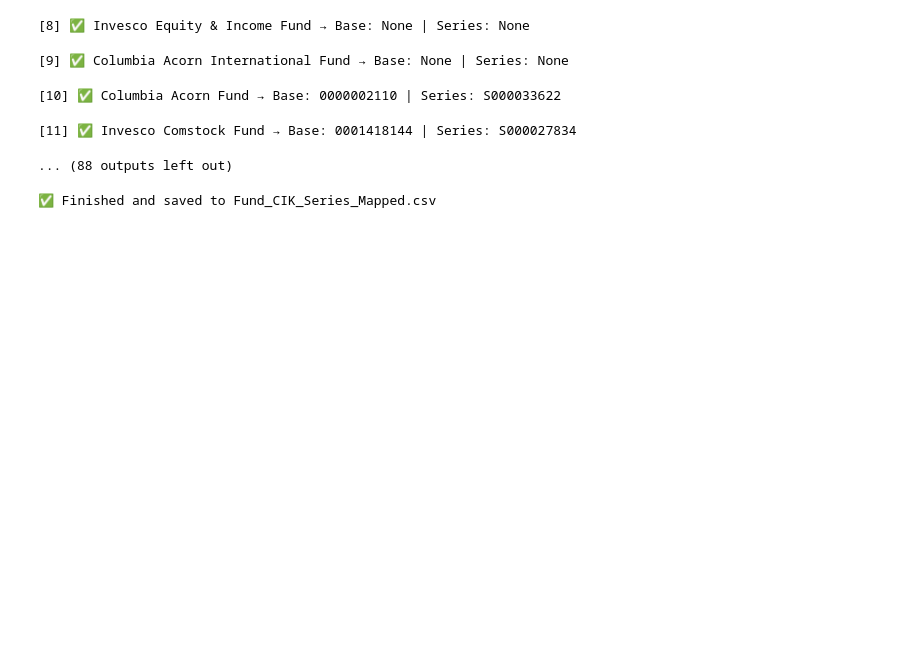
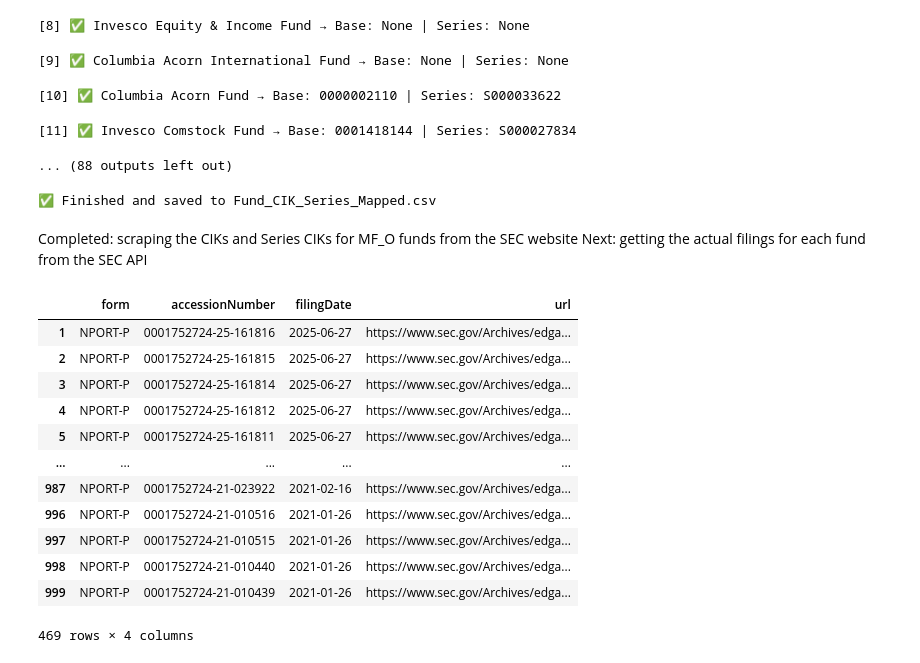
Before and after one commit to apgoel1/SECinsights, a Jupyter notebook: mf_cik_mapper.ipynb, the cells around one changed output. Cells and saved outputs as stored; diff of their text form; code cells hidden in the pictures; blank space fills up the shorter version.

Commit message:
can view filings

```diff
--- a/mf_cik_mapper.ipynb
+++ b/mf_cik_mapper.ipynb
@@ -135,3 +135,53 @@ df_result.to_csv("Fund_CIK_Series_Mapped.csv", index=False)
 print("✅ Finished and saved to Fund_CIK_Series_Mapped.csv")
 # %% [output]
 ✅ Finished and saved to Fund_CIK_Series_Mapped.csv
+# %% [markdown]
+Completed: scraping the CIKs and Series CIKs for MF_O funds from the SEC website
+Next: getting the actual filings for each fund from the SEC API
+# %%
+# Here, we are getting the list of NPORT-P filings available for a given company
+
+#### Will add code to get ciks from the csv file.
+fund_cik = "0000809593"  # Example: American Beacon Balanced Fund
+# format the CIK to be 10 digits long (SEC requires zero-padding)
+formatted_cik = fund_cik.zfill(10)
+
+# Build the SEC EDGAR API URL to get recent submissions (filings) for the fund
+submissions_url = f"https://data.sec.gov/submissions/CIK{formatted_cik}.json"
+response = requests.get(submissions_url, headers=headers)  # Make the HTTP request to fetch the JSON data from SEC
+data = response.json() # parse the JSON response # SEC API only allows the 1000 most recent submissions.
+
+filings = pd.DataFrame(data["filings"]["recent"]) # convert the 'recent filings' section into a pandas DataFrame
+# filter the filings to only keep "NPORT-P" forms (monthly public portfolio holdings)
+nport_df = filings[filings["form"] == "NPORT-P"].copy()
+
+# Define a helper function to construct the direct URL to the filing document
+def build_doc_url(cik, acc_no, doc_name):
+    acc_no_nodashes = acc_no.replace("-", "")  # SEC URLs require accession numbers without dashes
+    return f"https://www.sec.gov/Archives/edgar/data/{int(cik)}/{acc_no_nodashes}/{doc_name}"
+
+# Apply the URL builder function to EACH row in the filtered DataFrame.
+# lambda is a shortcut for making a tiny function
+nport_df["url"] = nport_df.apply(
+    lambda row: build_doc_url(formatted_cik, row["accessionNumber"], row["primaryDocument"]),
+    axis=1
+)
+
+# Select and organize final useful columns into a clean format
+nport_df = nport_df[["form", "accessionNumber", "filingDate", "url"]]
+
+nport_df
+# %% [output]
+|  | form | accessionNumber | filingDate | url |
+| 1 | NPORT-P | 0001752724-25-161816 | 2025-06-27 | https://www.sec.gov/Archives/edga... |
+| 2 | NPORT-P | 0001752724-25-161815 | 2025-06-27 | https://www.sec.gov/Archives/edga... |
+| 3 | NPORT-P | 0001752724-25-161814 | 2025-06-27 | https://www.sec.gov/Archives/edga... |
+| 4 | NPORT-P | 0001752724-25-161812 | 2025-06-27 | https://www.sec.gov/Archives/edga... |
+| 5 | NPORT-P | 0001752724-25-161811 | 2025-06-27 | https://www.sec.gov/Archives/edga... |
+| ... | ... | ... | ... | ... |
+| 987 | NPORT-P | 0001752724-21-023922 | 2021-02-16 | https://www.sec.gov/Archives/edga... |
+| 996 | NPORT-P | 0001752724-21-010516 | 2021-01-26 | https://www.sec.gov/Archives/edga... |
+| 997 | NPORT-P | 0001752724-21-010515 | 2021-01-26 | https://www.sec.gov/Archives/edga... |
+| 998 | NPORT-P | 0001752724-21-010440 | 2021-01-26 | https://www.sec.gov/Archives/edga... |
+| 999 | NPORT-P | 0001752724-21-010439 | 2021-01-26 | https://www.sec.gov/Archives/edga... |
+469 rows × 4 columns
```
Also changed, not shown: parts of 1 cell of this notebook, 3 other files.
